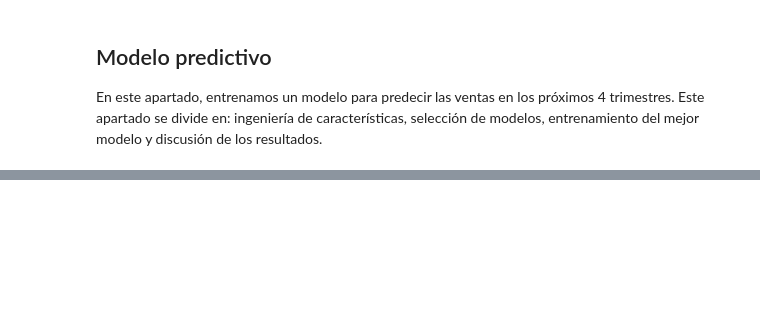
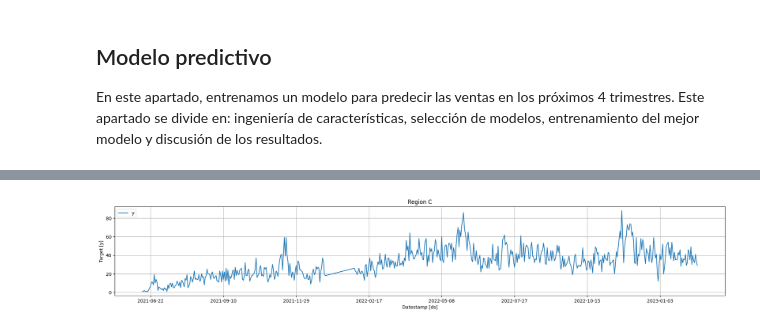
Before and after one commit to joseilberto/isdin_ds_challenge, a Jupyter notebook: isdin_challenge.ipynb, the cells around one changed output, grey strips where cells are left out. Saved outputs shown, nothing was run; the diff lists cells and outputs as text; code cells hidden in the pictures; blank space fills up the shorter version.

```diff
--- a/isdin_challenge.ipynb
+++ b/isdin_challenge.ipynb
@@ -267,0 +343,8 @@ En este apartado, extraemos y transformamos los datos disponibles para facilitar
+# %%
+dataset_region_c = neuralforecast_df_region_c(data)
+dataset_region_c = imput_missing_data(dataset_region_c)
+dataset_region_c.drop(columns = [f"weekday_{i}" for i in range(7)], inplace=True)
+# %%
+StatsForecast.plot(dataset_region_c, engine = "matplotlib", plot_random=False)
+# %% [output]
+[figure, added]
```
Also changed, not shown: parts of 19 cells of this notebook, 1 other file.
